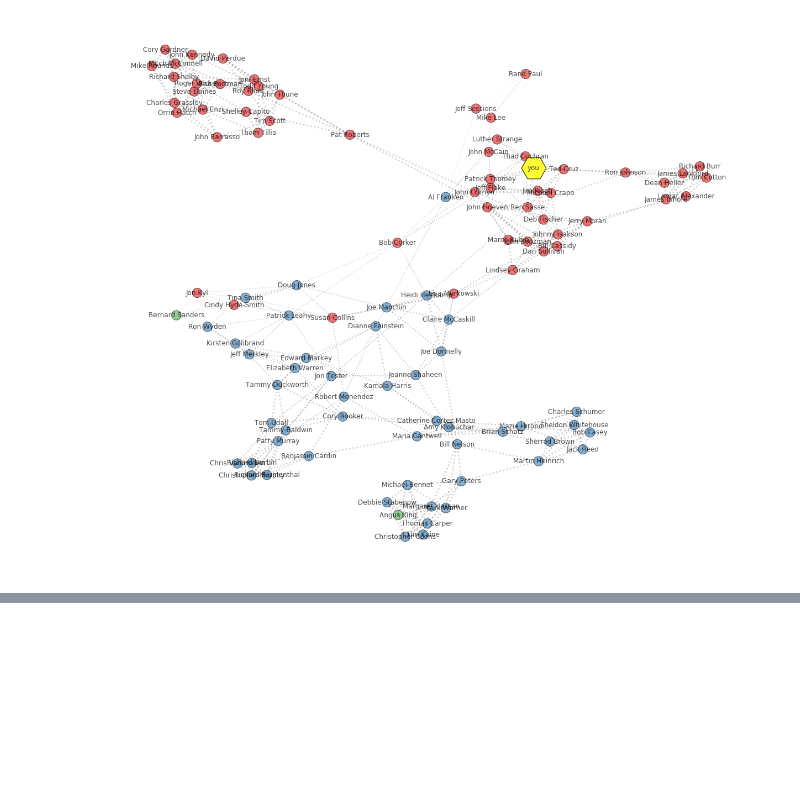
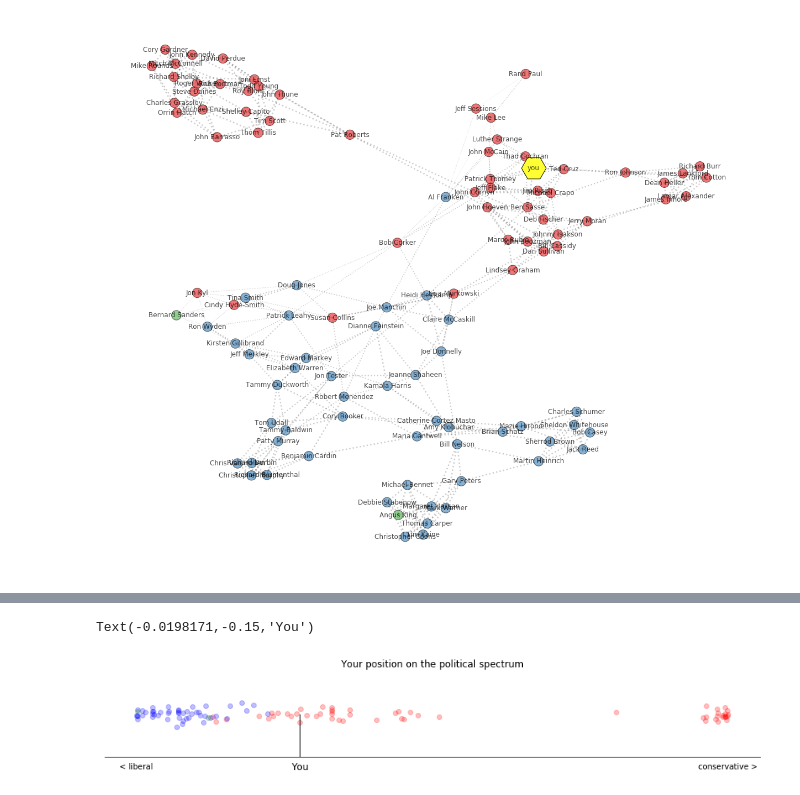
Before and after one commit to lkiel/US-Senators, a Jupyter notebook: Project Demonstration.ipynb, the cells around one changed output, grey strips where cells are left out. Saved outputs shown, nothing was run; the diff lists cells and outputs as text; code cells hidden in the pictures; blank space fills up the shorter version.

```diff
--- a/Project Demonstration.ipynb
+++ b/Project Demonstration.ipynb
@@ -151,0 +177,30 @@ plot_signal(new_adjacency, np.append(labels, [0]), labels=np.append(senators['na
+# %%
+from scipy.stats import gaussian_kde
+
+fig = plt.figure(figsize=(15,2))
+ax = plt.subplot(111)
+ax.set_title("Your position on the political spectrum")
+
+for i in range(n-1):
+    ax.scatter(embedding[i,0], np.random.normal(.5,.05), alpha=0.25, color=colors[labels_text[i]])
+
+#ax.scatter(embedding[n-1,0], embedding[n-1,1], color='black', s=100, marker='H')
+density = gaussian_kde(embedding[:,0])
+xs = np.linspace(np.min(embedding[:,0]),np.max(embedding[:,0]),100)
+
+
+#ax.plot(xs, density(xs))
+ax.set_xticks([np.min(embedding[:,0]),np.max(embedding[:,0])])
+ax.set_ylim([0,1])
+ax.set_xticklabels(['< liberal','conservative >'])
+plt.tick_params(axis='x', which='both', bottom=False)
+ax.spines['right'].set_visible(False)
+ax.spines['left'].set_visible(False)
+ax.get_yaxis().set_visible(False)
+ax.spines['top'].set_visible(False)
+plt.plot([embedding[n-1,0], embedding[n-1,0]], [0, 0.5], 'k-', lw=1)
+
+plt.text(embedding[n-1,0] - 0.0035, -0.15, "You", fontsize=12)
+# %% [output]
+Text(-0.0198171,-0.15,'You')
+[figure, added]
```
Also changed, not shown: parts of 5 cells of this notebook, 1 other file.
